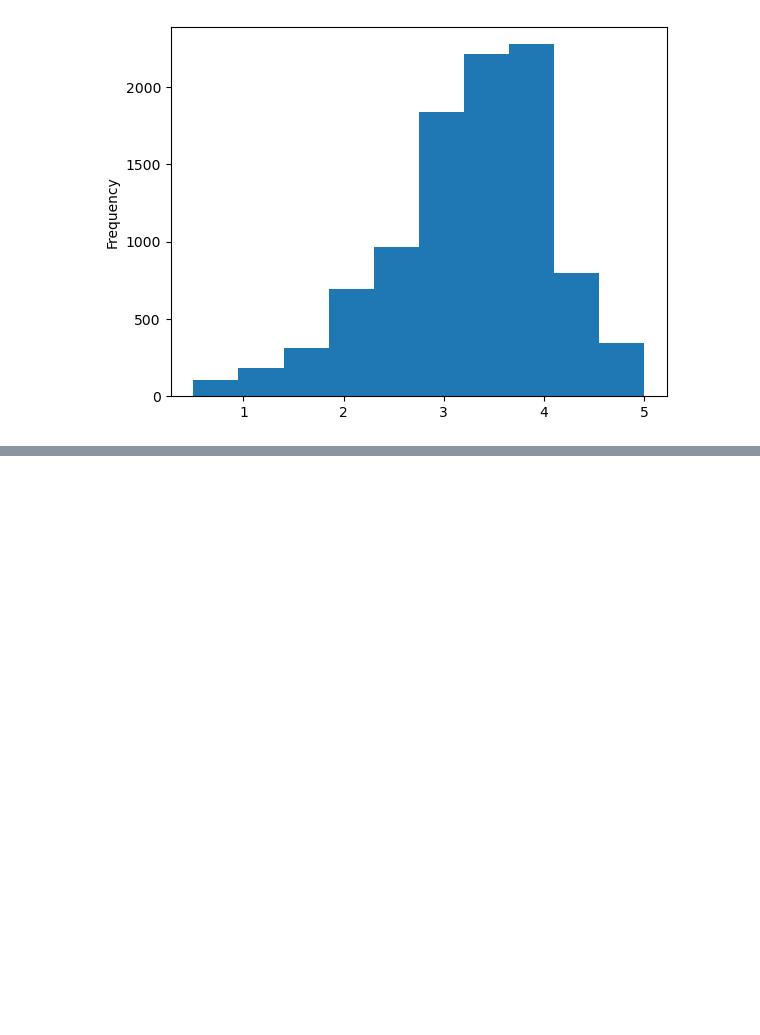
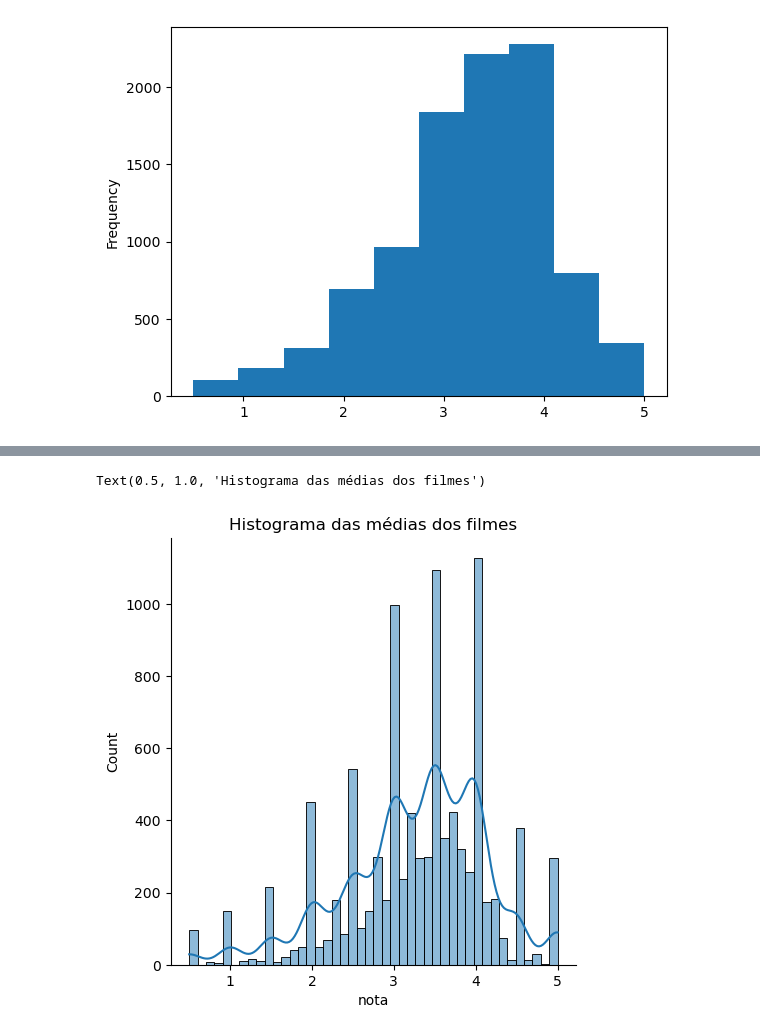
Before and after one commit to Bellmonte/alura_cursos, a Jupyter notebook: Análise Exploratória/aula_1.ipynb, the cells around one changed output, grey strips where cells are left out. Saved outputs shown, nothing was run; the diff lists cells and outputs as text; code cells hidden in the pictures; blank space fills up the shorter version.

```diff
--- a/Análise Exploratória/aula_1.ipynb
+++ b/Análise Exploratória/aula_1.ipynb
@@ -134,0 +153,6 @@ medias_por_filme.plot(kind="hist")
+# %%
+sns.displot(medias_por_filme, kde=True)
+plt.title("Histograma das médias dos filmes")
+# %% [output]
+Text(0.5, 1.0, 'Histograma das médias dos filmes')
+[figure, added]
```
Also changed, not shown: parts of 3 cells of this notebook.
